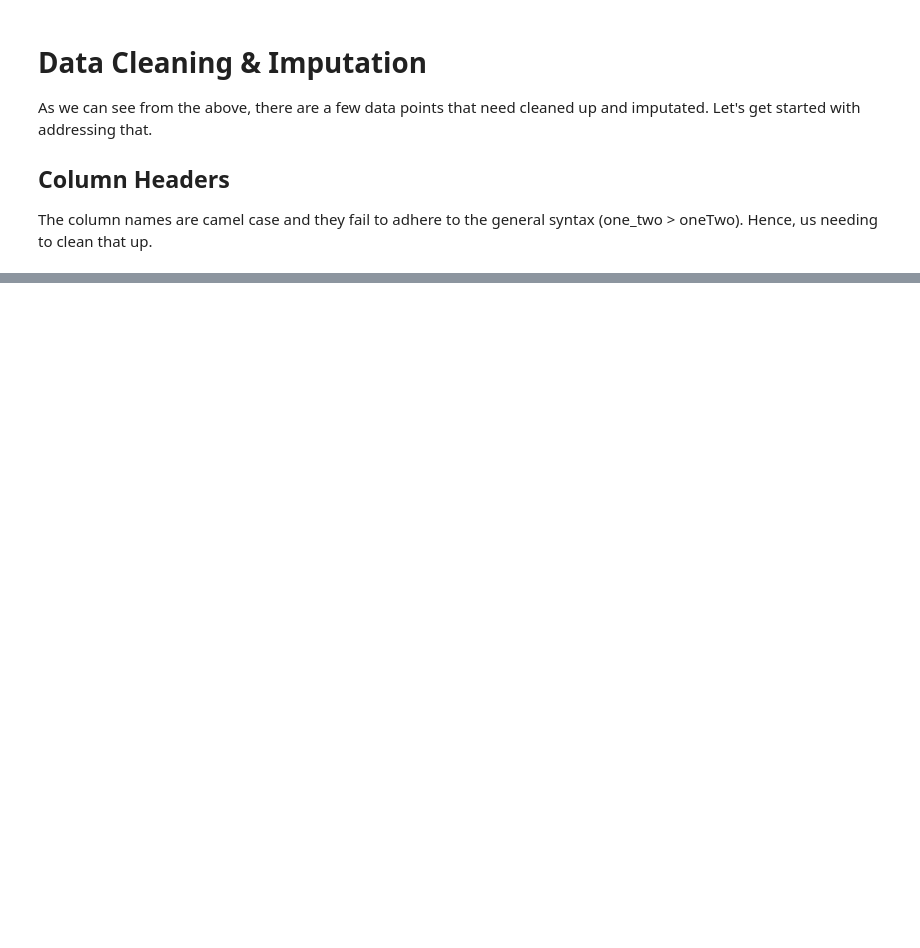
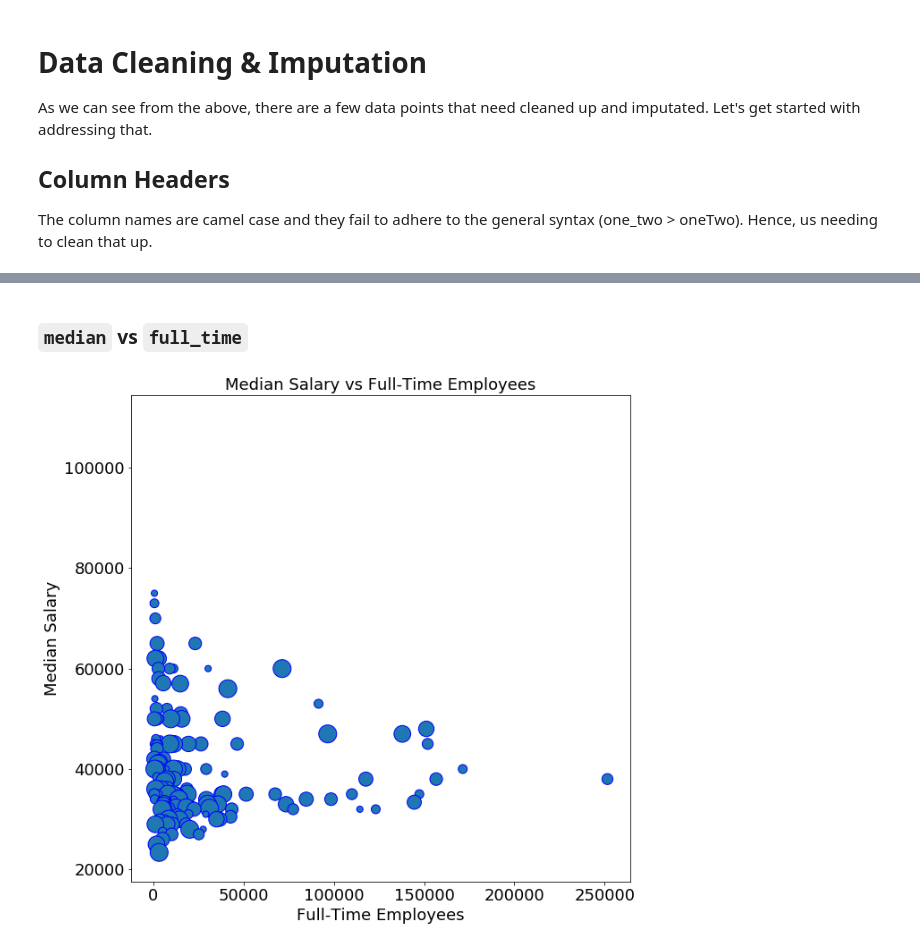
Before and after one commit to QuinnManor/dataquest, a Jupyter notebook: notebooks/3 - Recent Graduates.ipynb, the cells around one changed output, grey strips where cells are left out. Cells and saved outputs as stored; diff of their text form; code cells hidden in the pictures; blank space fills up the shorter version.

```diff
--- a/notebooks/3 - Recent Graduates.ipynb
+++ b/notebooks/3 - Recent Graduates.ipynb
@@ -331,0 +226,12 @@ Analysis next steps:
+# %% [markdown]
+### `median` vs `full_time`
+# %%
+x = 'full_time'
+y = 'median'
+title = 'Median Salary vs Full-Time Employees'
+x_label = 'Full-Time Employees'
+y_label = 'Median Salary'
+
+scatter_data(recent_grads_use, x=x, y=y, title=title, x_label=x_label, y_label=y_label)
+# %% [output]
+[figure, added]
```
Also changed, not shown: parts of 47 cells of this notebook, 1 other file.
